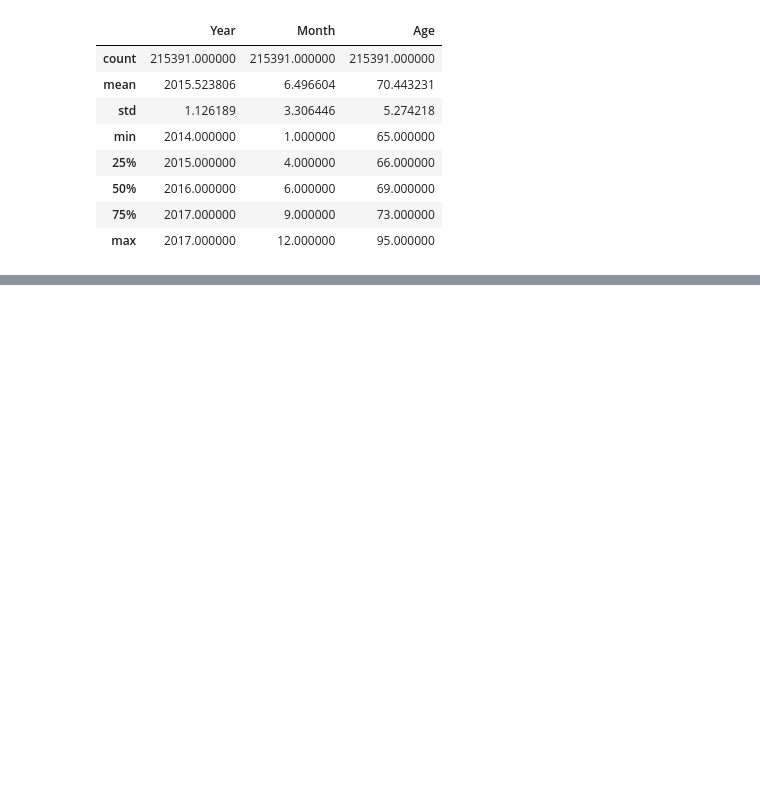
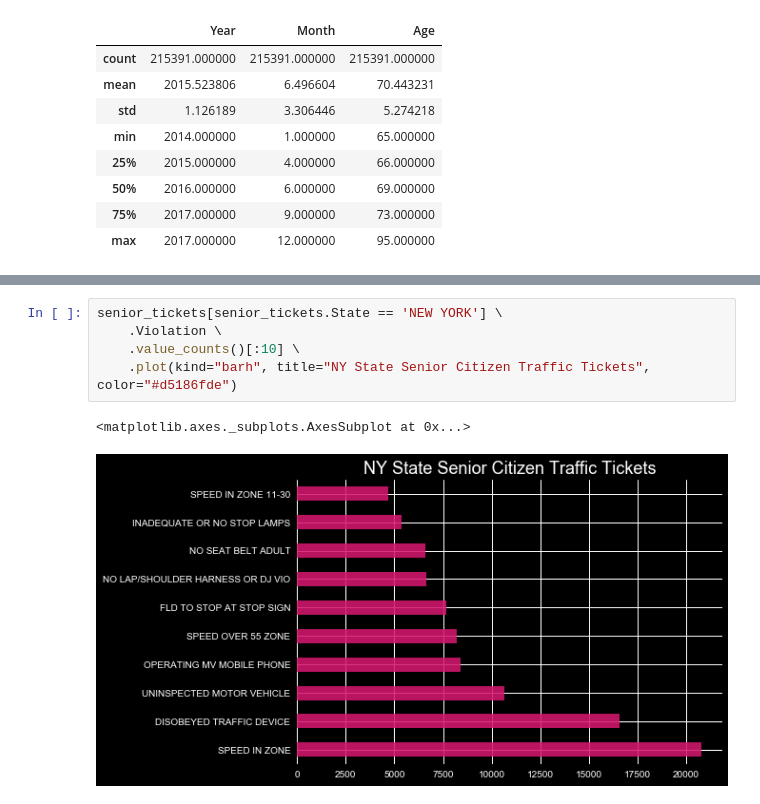
Before and after one commit to dacrands/traffic-ticket-data, a Jupyter notebook: traffic-data.ipynb, the cells around one changed output, grey strips where cells are left out. Cells and saved outputs as stored; diff of their text form; blank space fills up the shorter version.

```diff
--- a/traffic-data.ipynb
+++ b/traffic-data.ipynb
@@ -497,0 +519,8 @@ traffic_tickets.Month.value_counts().plot()
+# %%
+senior_tickets[senior_tickets.State == 'NEW YORK'] \
+    .Violation \
+    .value_counts()[:10] \
+    .plot(kind="barh", title="NY State Senior Citizen Traffic Tickets", color="#d5186fde")
+# %% [output]
+<matplotlib.axes._subplots.AxesSubplot at 0x...>
+[figure, added]
```
Also changed, not shown: parts of 12 cells of this notebook, 3 other files.
